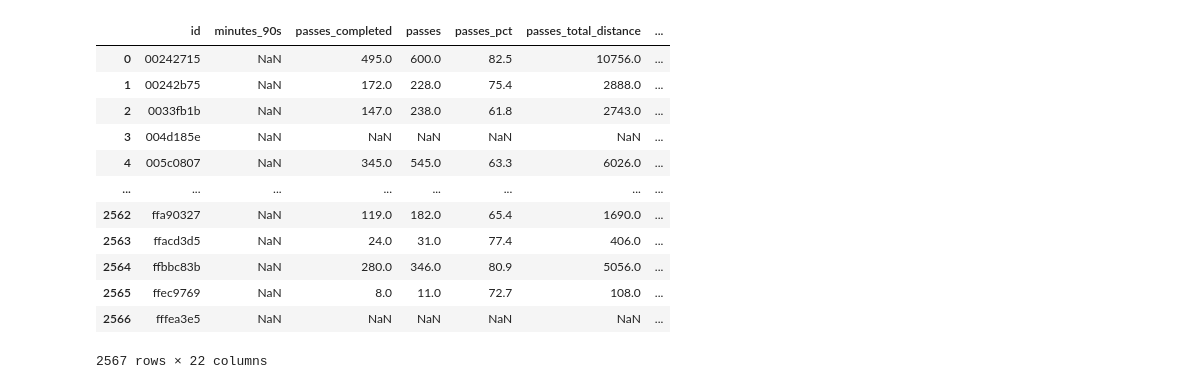
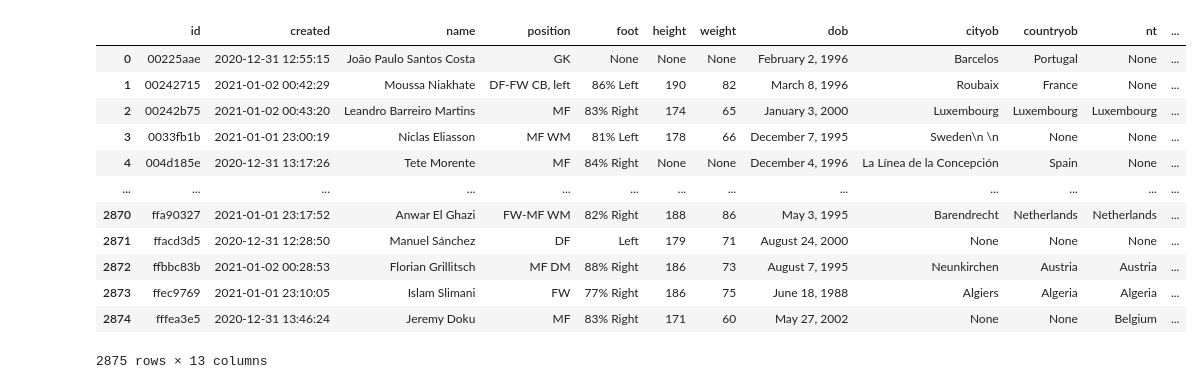
Before and after one commit to biniyamYohannes/fbref-EDA, a Jupyter notebook: player_eda.ipynb, the cells around one changed output. Saved outputs shown, nothing was run; the diff lists cells and outputs as text; code cells hidden in the pictures.

Commit message:
clean up the other tables

```diff
--- a/player_eda.ipynb
+++ b/player_eda.ipynb
@@ -6,20 +9,33 @@ import pandas as pd
 db_engine = create_engine('mysql+pymysql://root:password@127.0.0.1/SoccerStats')
 db_connection = engine.connect()
 # %%
+# Load all tables from the database
+df_defense = pd.read_sql('SELECT * FROM defense', con=db_connection)
+df_gca = pd.read_sql('SELECT * FROM gca', con=db_connection)
+df_info = pd.read_sql('SELECT * FROM info', con=db_connection)
+df_keeper = pd.read_sql('SELECT * FROM keeper', con=db_connection)
+df_keeper_adv = pd.read_sql('SELECT * FROM keeper_adv', con=db_connection)
+df_misc = pd.read_sql('SELECT * FROM misc', con=db_connection)
 df_passing = pd.read_sql('SELECT * FROM passing', con=db_connection)
+df_passing_types = pd.read_sql('SELECT * FROM passing_types', con=db_connection)
+df_playing_time = pd.read_sql('SELECT * FROM playing_time', con=db_connection)
+df_possession = pd.read_sql('SELECT * FROM possession', con=db_connection)
+df_shooting = pd.read_sql('SELECT * FROM shooting', con=db_connection)
+df_standard = pd.read_sql('SELECT * FROM standard', con=db_connection)
 # %%
-df_passing
+# Let's see if the data loaded correctly
+df_info
 # %% [output]
-|  | id | minutes_90s | passes_completed | passes | passes_pct | passes_total_distance | ... |
-| 0 | 00242715 | NaN | 495.0 | 600.0 | 82.5 | 10756.0 | ... |
-| 1 | 00242b75 | NaN | 172.0 | 228.0 | 75.4 | 2888.0 | ... |
-| 2 | 0033fb1b | NaN | 147.0 | 238.0 | 61.8 | 2743.0 | ... |
-| 3 | 004d185e | NaN | NaN | NaN | NaN | NaN | ... |
-| 4 | 005c0807 | NaN | 345.0 | 545.0 | 63.3 | 6026.0 | ... |
-| ... | ... | ... | ... | ... | ... | ... | ... |
-| 2562 | ffa90327 | NaN | 119.0 | 182.0 | 65.4 | 1690.0 | ... |
-| 2563 | ffacd3d5 | NaN | 24.0 | 31.0 | 77.4 | 406.0 | ... |
-| 2564 | ffbbc83b | NaN | 280.0 | 346.0 | 80.9 | 5056.0 | ... |
-| 2565 | ffec9769 | NaN | 8.0 | 11.0 | 72.7 | 108.0 | ... |
-| 2566 | fffea3e5 | NaN | NaN | NaN | NaN | NaN | ... |
+|  | id | created | name | position | foot | height | weight | dob | cityob | countryob | nt | ... |
+| 0 | 00225aae | 2020-12-31 12:55:15 | João Paulo Santos Costa | GK | None | None | None | February 2, 1996 | Barcelos | Portugal | None | ... |
+| 1 | 00242715 | 2021-01-02 00:42:29 | Moussa Niakhate | DF-FW CB, left | 86% Left | 190 | 82 | March 8, 1996 | Roubaix | France | None | ... |
+| 2 | 00242b75 | 2021-01-02 00:43:20 | Leandro Barreiro Martins | MF | 83% Right | 174 | 65 | January 3, 2000 | Luxembourg | Luxembourg | Luxembourg | ... |
+| 3 | 0033fb1b | 2021-01-01 23:00:19 | Niclas Eliasson | MF WM | 81% Left | 178 | 66 | December 7, 1995 | Sweden\n \n | None | None | ... |
+| 4 | 004d185e | 2020-12-31 13:17:26 | Tete Morente | MF | 84% Right | None | None | December 4, 1996 | La Línea de la Concepción | Spain | None | ... |
+| ... | ... | ... | ... | ... | ... | ... | ... | ... | ... | ... | ... | ... |
+| 2870 | ffa90327 | 2021-01-01 23:17:52 | Anwar El Ghazi | FW-MF WM | 82% Right | 188 | 86 | May 3, 1995 | Barendrecht | Netherlands | Netherlands | ... |
+| 2871 | ffacd3d5 | 2020-12-31 12:28:50 | Manuel Sánchez | DF | Left | 179 | 71 | August 24, 2000 | None | None | None | ... |
+| 2872 | ffbbc83b | 2021-01-02 00:28:53 | Florian Grillitsch | MF DM | 88% Right | 186 | 73 | August 7, 1995 | Neunkirchen | Austria | Austria | ... |
+| 2873 | ffec9769 | 2021-01-01 23:10:05 | Islam Slimani | FW | 77% Right | 186 | 75 | June 18, 1988 | Algiers | Algeria | Algeria | ... |
+| 2874 | fffea3e5 | 2020-12-31 13:46:24 | Jeremy Doku | MF | 83% Right | 171 | 60 | May 27, 2002 | None | None | Belgium | ... |
-2567 rows × 22 columns
+2875 rows × 13 columns
```
Also changed, not shown: parts of 8 cells of this notebook.
